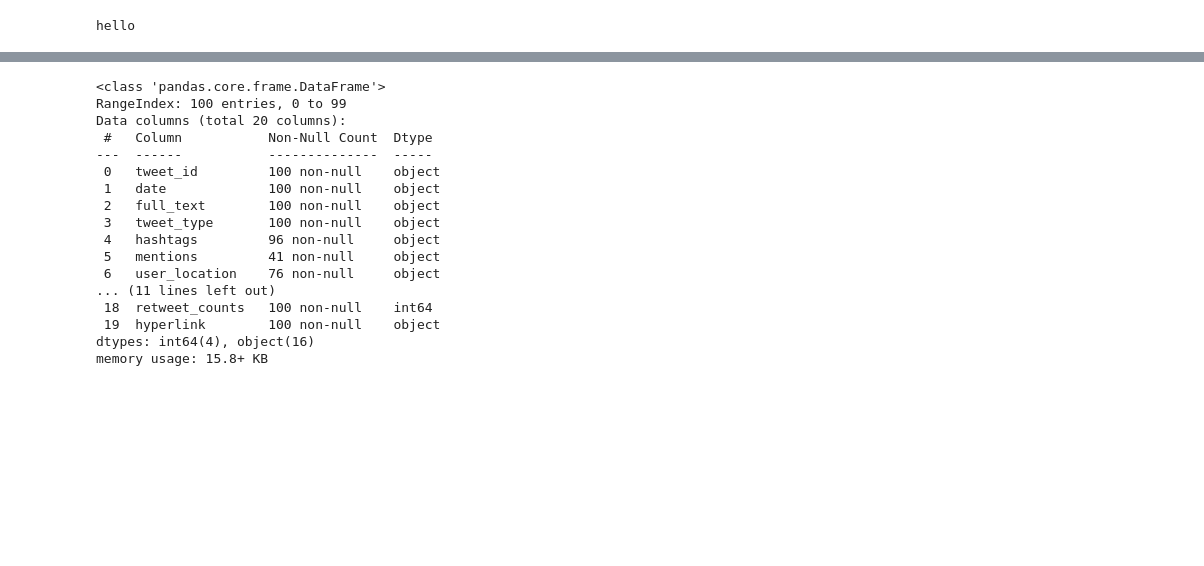
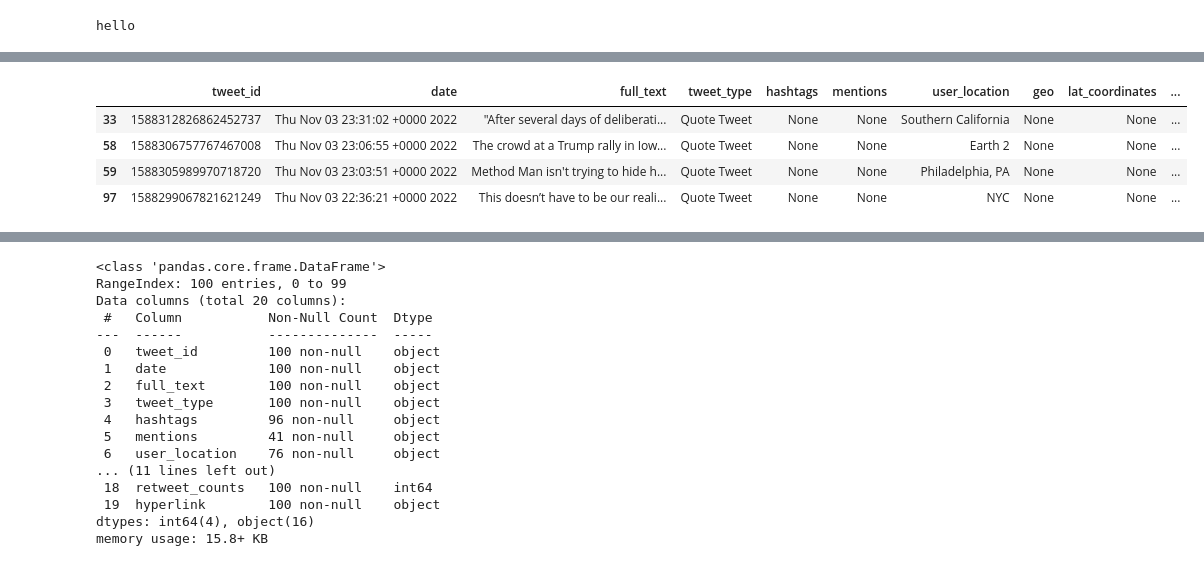
Before and after one commit to mrmarken/sentiment_analysis_fproject, a Jupyter notebook: src/fetching_tweets_APIv1.1.ipynb, the cells around one changed output, grey strips where cells are left out. Saved outputs shown, nothing was run; the diff lists cells and outputs as text; code cells hidden in the pictures; blank space fills up the shorter version.

```diff
--- a/src/fetching_tweets_APIv1.1.ipynb
+++ b/src/fetching_tweets_APIv1.1.ipynb
@@ -518,3 +539,11 @@ hello
+# %%
+tweet_df2.loc[lambda df: df['tweet_type'] == "Quote Tweet"]
+# %% [output]
+|  | tweet_id | date | full_text | tweet_type | hashtags | mentions | user_location | geo | lat_coordinates | ... |
+| 33 | 1588312826862452737 | Thu Nov 03 23:31:02 +0000 2022 | "After several days of deliberati... | Quote Tweet | None | None | Southern California | None | None | ... |
+| 58 | 1588306757767467008 | Thu Nov 03 23:06:55 +0000 2022 | The crowd at a Trump rally in Iow... | Quote Tweet | None | None | Earth 2 | None | None | ... |
+| 59 | 1588305989970718720 | Thu Nov 03 23:03:51 +0000 2022 | Method Man isn't trying to hide h... | Quote Tweet | None | None | Philadelphia, PA | None | None | ... |
+| 97 | 1588299067821621249 | Thu Nov 03 22:36:21 +0000 2022 | This doesn’t have to be our reali... | Quote Tweet | None | None | NYC | None | None | ... |
 # %%
 parsedTweets = []
 rawTweets = []
```
Also changed, not shown: parts of 2 cells of this notebook, 2 other files.
